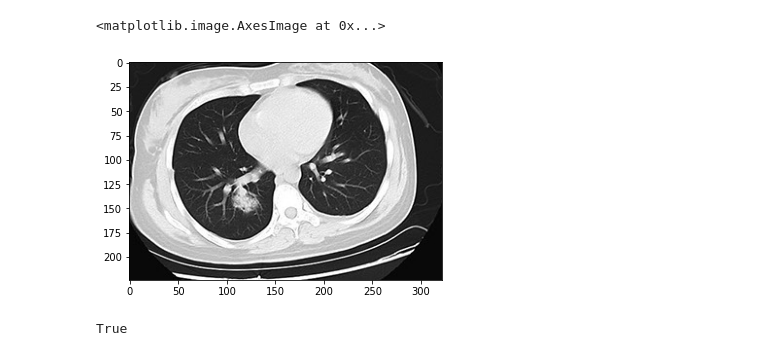
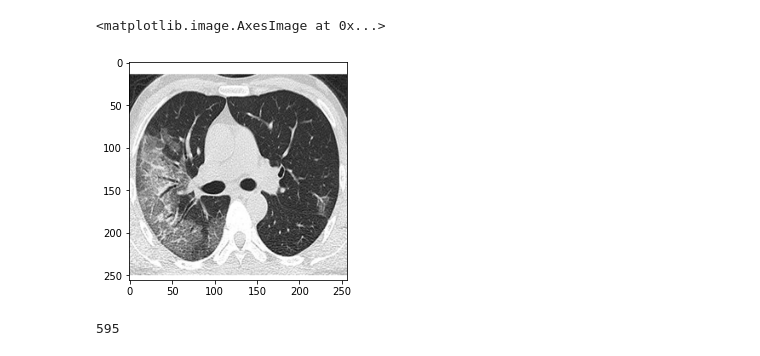
Before and after one commit to abhiyantaabhishek/COVID_19_Detection, a Jupyter notebook: COVID_19_Detection.ipynb, the cells around one changed output. Cells and saved outputs as stored; diff of their text form; code cells hidden in the pictures.

```diff
--- a/COVID_19_Detection.ipynb
+++ b/COVID_19_Detection.ipynb
@@ -41,21 +46,21 @@ test_y = data_y[ int(len(index)*0.6) + int(len(index)*0.2) : int(len(index)*0.6)
 from PIL import Image
 data_train_x = []
 for f in train_x:
-  image = Image.open(f).convert('RGB')
+  image = Image.open(f).convert('RGB').resize((256,256))
   image = np.array(image)
   assert((image[:,:,0] == image[:,:,2]).any())
   assert((image[:,:,0] == image[:,:,1]).any())
   data_train_x.append(image)
 data_val_x = []
 for f in valid_x:
-  image = Image.open(f).convert('RGB')
+  image = Image.open(f).convert('RGB').resize((256,256))
   image = np.array(image)
   assert((image[:,:,0] == image[:,:,2]).any())
   assert((image[:,:,0] == image[:,:,1]).any())
   data_val_x.append(image)
 data_test_x = []
 for f in test_x:
-  image = Image.open(f).convert('RGB')
+  image = Image.open(f).convert('RGB').resize((256,256))
   image = np.array(image)
   assert((image[:,:,0] == image[:,:,2]).any())
   assert((image[:,:,0] == image[:,:,1]).any())
@@ -85,9 +71,5 @@ plt.imshow(img[:,:,0:4])
-# %%
-plt.imshow(img[:,:,0:3])
-# %% [output]
-<matplotlib.image.AxesImage at 0x...>
-[figure, removed]
-# %%
-(img[:,:,3:4] == 1).any()
-# %% [output]
-True
+# %%
+plt.imshow(data_train_x[1])
+# %% [output]
+<matplotlib.image.AxesImage at 0x...>
+[figure, added]
@@ -93,0 +88,4 @@ True
+# %%
+len(base_model.layers)
+# %% [output]
+595
```
Also changed, not shown: parts of 26 cells of this notebook.
